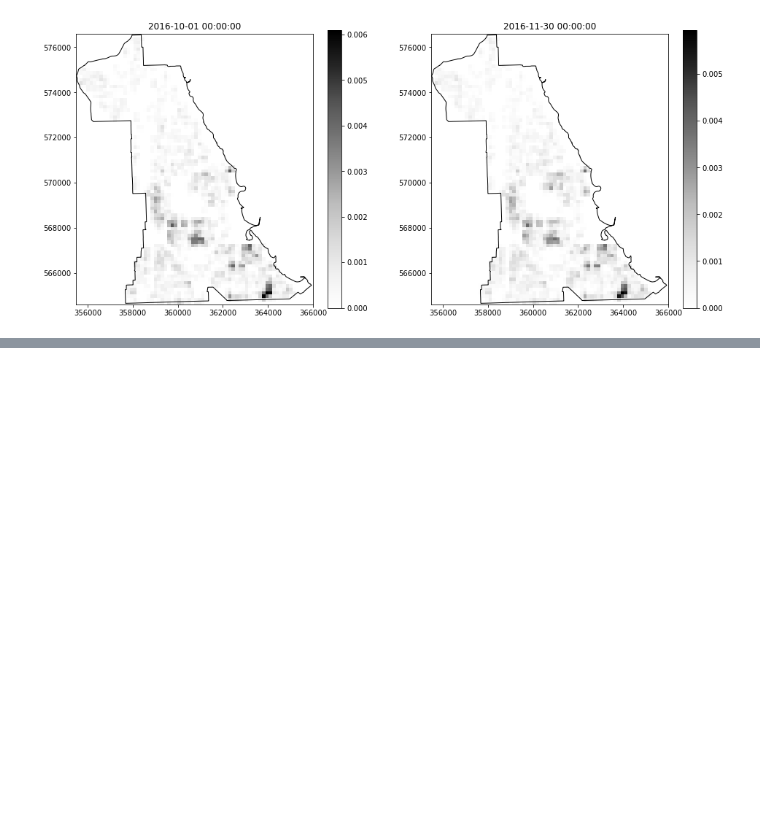
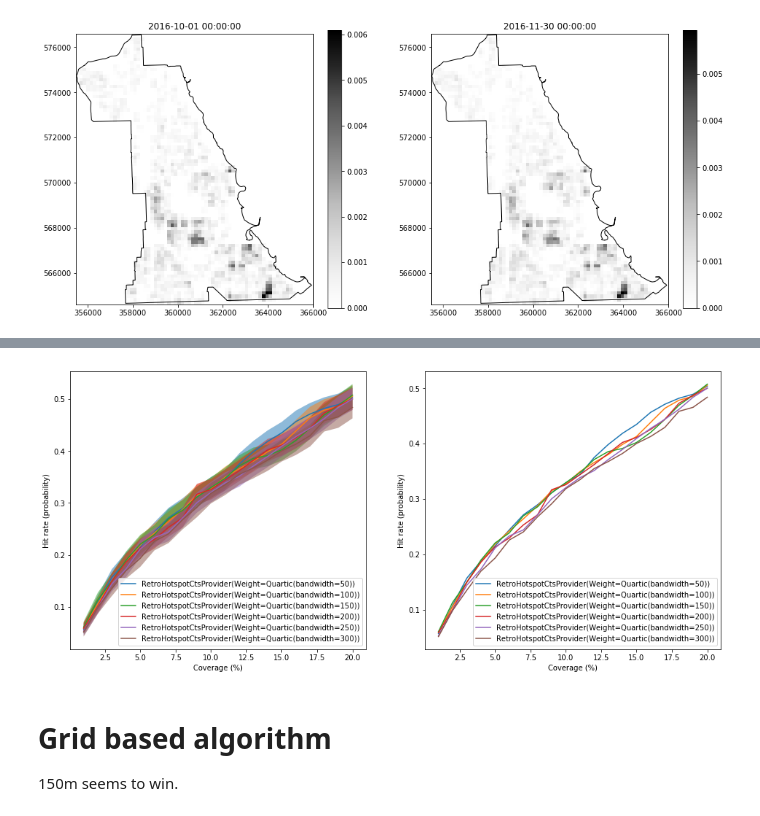
Before and after one commit to QuantCrimAtLeeds/PredictCode, a Jupyter notebook: examples/Scripts/Retro Hotspot.ipynb, the cells around one changed output, grey strips where cells are left out. Saved outputs shown, nothing was run; the diff lists cells and outputs as text; code cells hidden in the pictures; blank space fills up the shorter version.

```diff
--- a/examples/Scripts/Retro Hotspot.ipynb
+++ b/examples/Scripts/Retro Hotspot.ipynb
@@ -36,0 +59,12 @@ analysis.plot_betas(betas, ax, range(1,21))
+# %%
+fig, axes = plt.subplots(ncols=2, figsize=(16,7))
+analysis.plot_betas(betas1, axes[0], range(1,21))
+analysis.plot_betas(betas1, axes[1], range(1,21), plot_sds=False)
+#for ax in axes:
+#    ax.legend([])
+# %% [output]
+[figure, added]
+# %% [markdown]
+# Grid based algorithm
+
+150m seems to win.
```
Also changed, not shown: parts of 18 cells of this notebook, 26 other files.
